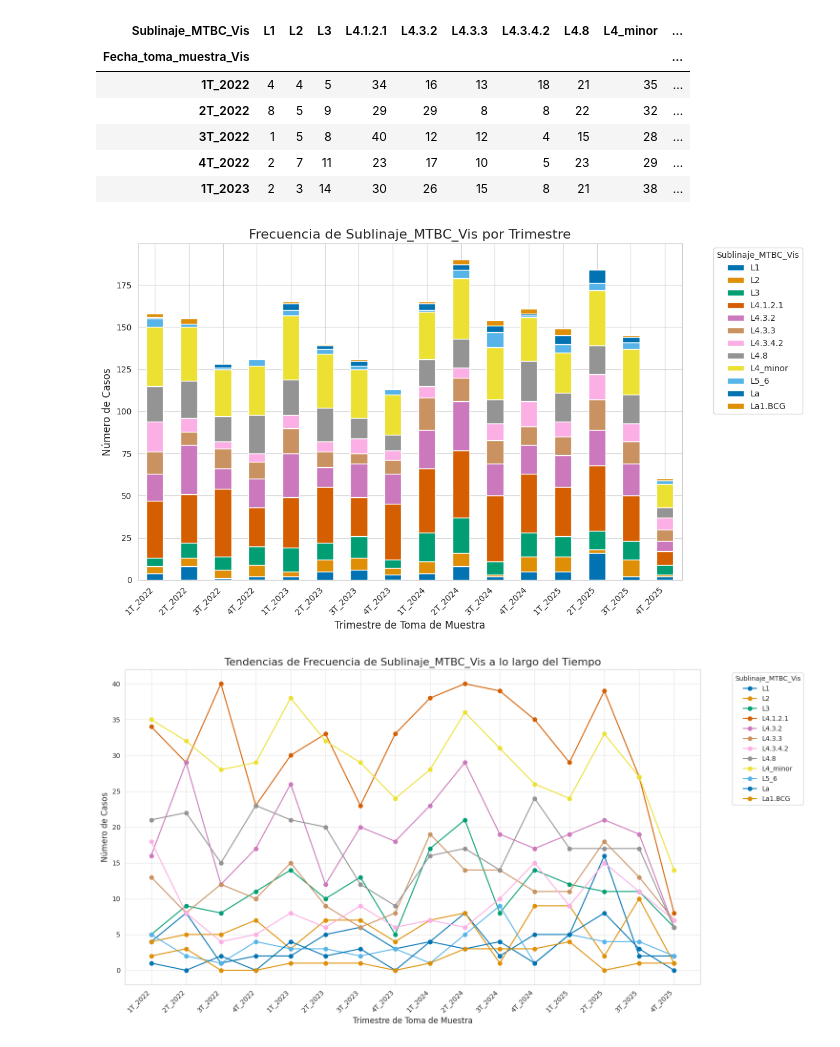
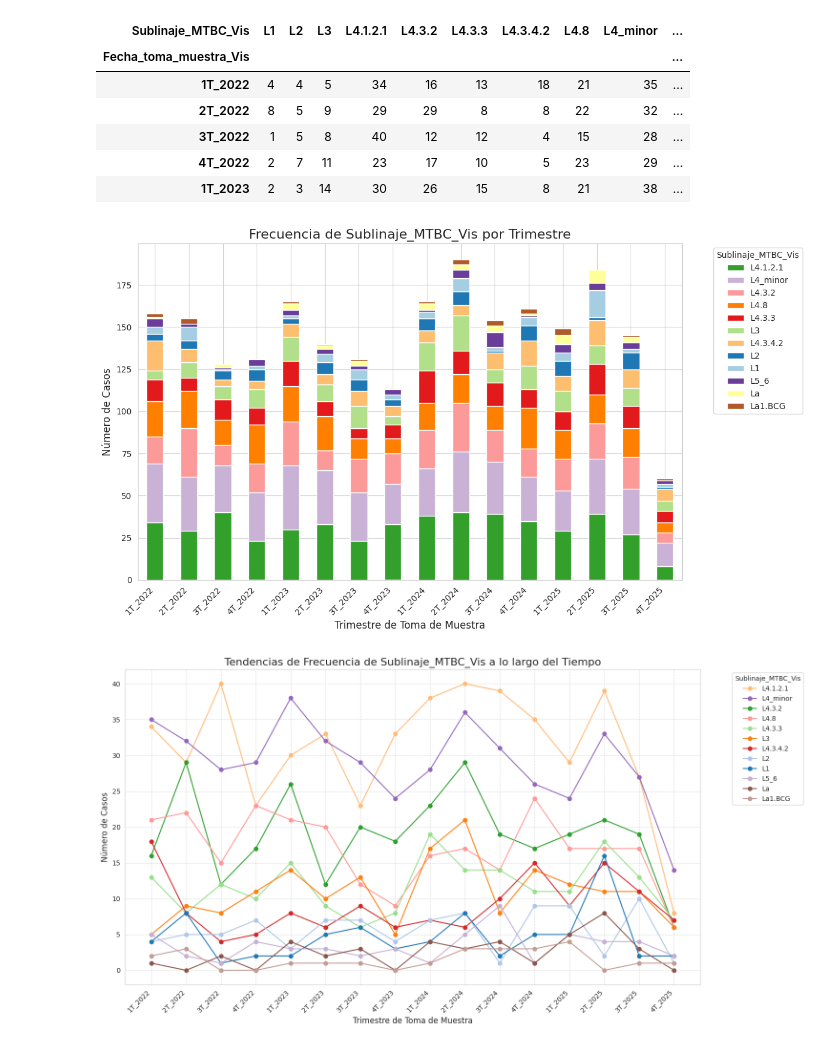
Before and after one commit to vsaludesm/Visualizacion_USAL, a Jupyter notebook: Análisis_Exploratorio_Datos_EDA.ipynb, the cells around one changed output. Saved outputs shown, nothing was run; the diff lists cells and outputs as text; code cells hidden in the pictures.

```diff
--- a/Análisis_Exploratorio_Datos_EDA.ipynb
+++ b/Análisis_Exploratorio_Datos_EDA.ipynb
@@ -7,9 +7,12 @@ import pandas as pd
 # Carga del Conjunto de Datos
 df = pd.read_csv ('https://raw.githubusercontent.com/vsaludesm/Visualizacion_USAL/main/Datos_Visualizacion_2022-2025.csv', delimiter=';')
 # %%
-# Crear un mapeo de colores consistente para todos los sublinajes adaptado a problemas de visión
+# Crear un mapeo de colores consistente para todos los sublinajes
 unique_sublinajes = sorted(df['Sublinaje_MTBC_Vis'].dropna().unique().tolist())
-color_palette_consistent = sns.color_palette('colorblind', n_colors=len(unique_sublinajes))
+
+# Usar una paleta alternativa con suficientes colores distintos y visible para daltónicos (e.g., 'Set3')
+# 'Set3' tiene 12 colores, ideal para 12 categorías
+color_palette_consistent = sns.color_palette('Set3', n_colors=len(unique_sublinajes))
 sublinaje_color_map = dict(zip(unique_sublinajes, color_palette_consistent))
 
 print("Mapeo de colores consistente creado:")
@@ -97,36 +100,35 @@ display(frecuencias_df.head())
 # %%
 import matplotlib.pyplot as plt
 import seaborn as sns
 
 sns.set_style("whitegrid")
 
 # Crear un gráfico de barras apiladas
 fig, ax = plt.subplots(figsize=(12, 7)) # Ajustar el tamaño de la figura para mejor visibilidad
 
-# Reordenar las columnas de frecuencias_df para que coincidan con unique_sublinajes para una asignación de color consistente
-# Asegurar que todas las columnas de frecuencias_df están en sublinaje_color_map
-columns_to_plot = [col for col in unique_sublinajes if col in frecuencias_df.columns]
+# Definir el orden de las columnas para que coincida con la frecuencia descendente para la leyenda
+columns_to_plot = [sub for sub in sublinaje_counts.index if sub in frecuencias_df.columns]
 frecuencias_df[columns_to_plot].plot(kind='bar', stacked=True, ax=ax, color=[sublinaje_color_map[col] for col in columns_to_plot])
 
 # Añadir título y etiquetas
 ax.set_title('Frecuencia de Sublinaje_MTBC_Vis por Trimestre', fontsize=16)
 ax.set_xlabel('Trimestre de Toma de Muestra', fontsize=12)
 ax.set_ylabel('Número de Casos', fontsize=12)
 
 # Establecer explícitamente los ticks del eje X para mostrar todos los trimestres
 ax.set_xticks(range(len(frecuencias_df.index)))
 ax.set_xticklabels(frecuencias_df.index, rotation=45, ha='right')
 
 # Mover la leyenda fuera del gráfico para que no lo tape
 ax.legend(title='Sublinaje_MTBC_Vis', bbox_to_anchor=(1.05, 1), loc='upper left')
 
 plt.tight_layout() # Ajustar el diseño para evitar que las etiquetas se corten
 plt.show()
 
 # Guardar el gráfico como imagen
 fig.savefig('frecuencia_sublinaje_trimestre_bar_chart.png', bbox_inches='tight')
 # %% [output]
-[figure, old version]
+[figure, new version]
 # %%
 import matplotlib.pyplot as plt
 import seaborn as sns
@@ -136,9 +138,8 @@ sns.set_style("whitegrid")
 # Crear un gráfico de líneas para observar tendencias temporales
 fig, ax = plt.subplots(figsize=(15, 8)) # Ajustar el tamaño de la figura
 
-# Reordenar las columnas de frecuencias_df para que coincidan con unique_sublinajes para una asignación de color consistente
-# Asegurar que todas las columnas de frecuencias_df están en sublinaje_color_map
-columns_to_plot = [col for col in unique_sublinajes if col in frecuencias_df.columns]
+# Definir el orden de las columnas para que coincida con la frecuencia descendente para la leyenda
+columns_to_plot = [sub for sub in sublinaje_counts.index if sub in frecuencias_df.columns]
 frecuencias_df[columns_to_plot].plot(kind='line', ax=ax, marker='o', color=[sublinaje_color_map[col] for col in columns_to_plot])
 
 # Añadir título y etiquetas
@@ -160,4 +161,4 @@ plt.show()
 # Guardar el gráfico como imagen
 fig.savefig('tendencias_frecuencia_sublinaje_line_chart.png', bbox_inches='tight')
 # %% [output]
-[figure, old version]
+[figure, new version]
```
Also changed, not shown: parts of 2 cells of this notebook.
